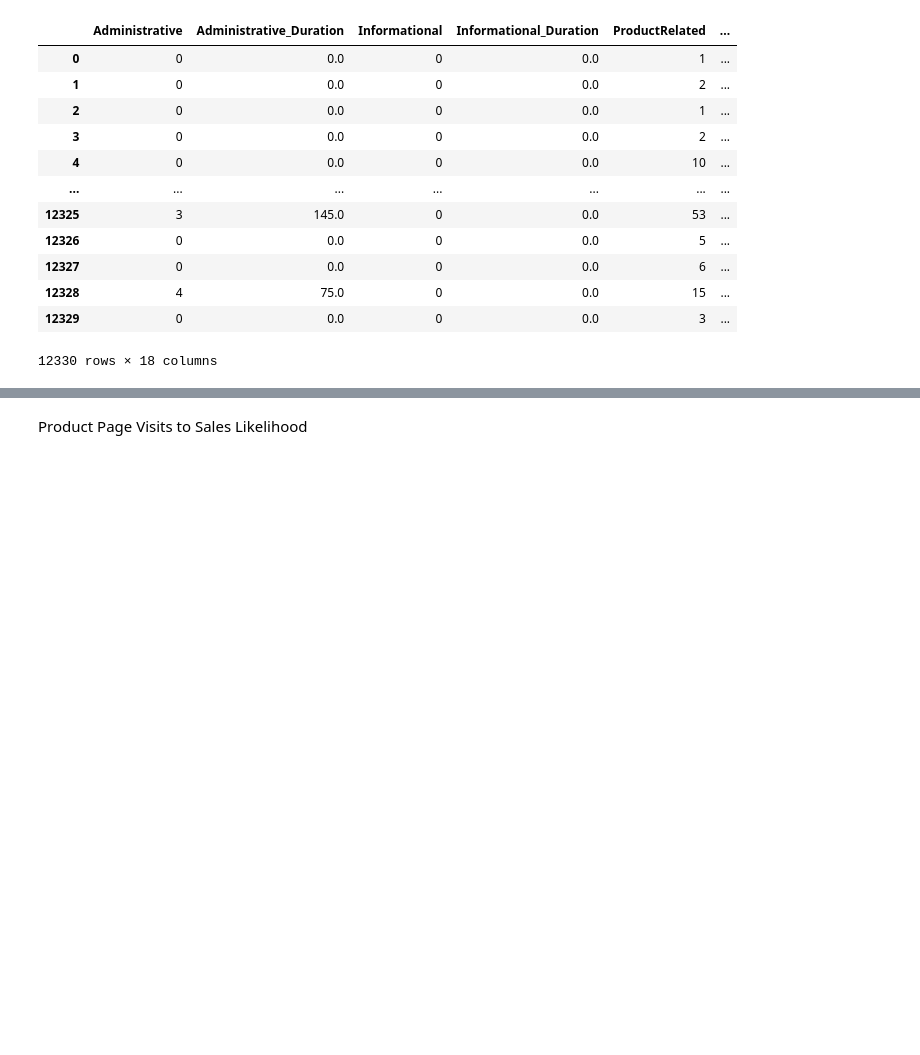
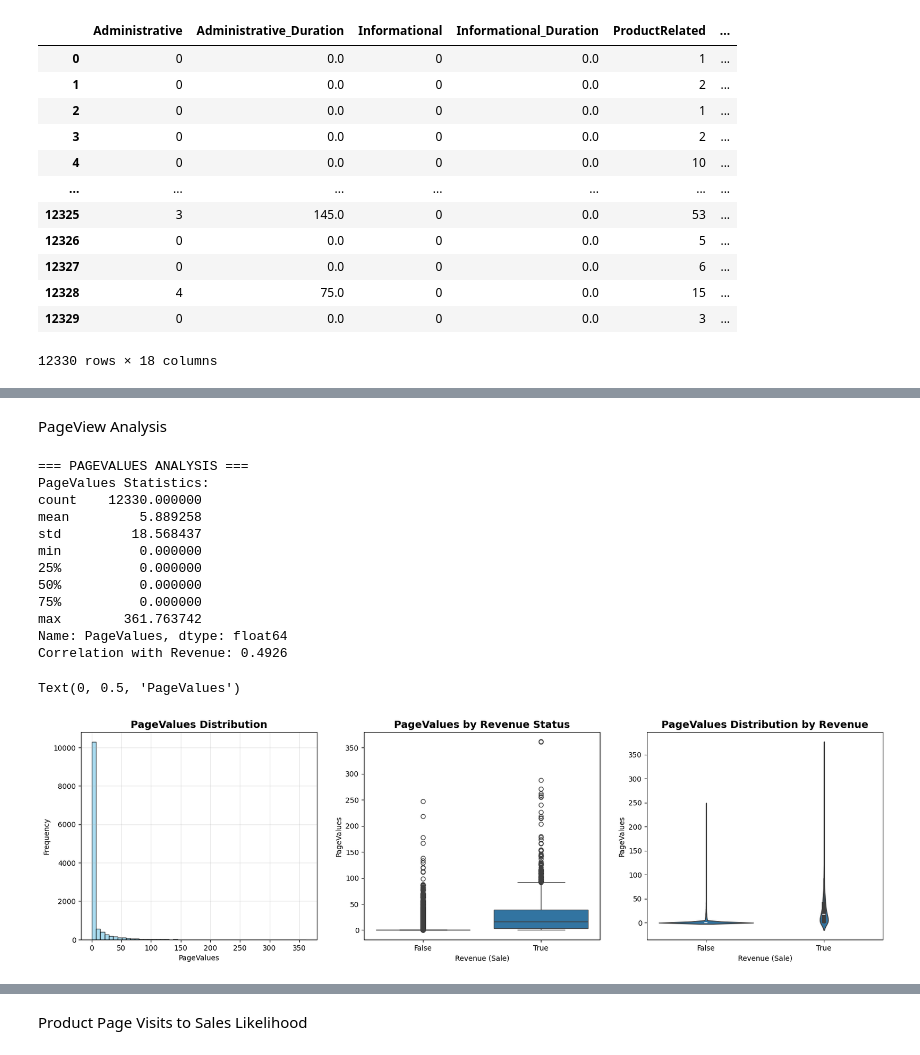
Before and after one commit to eliu14/project4_bootcamp, a Jupyter notebook: RandomForest_Analysis.ipynb, the cells around one changed output, grey strips where cells are left out. Cells and saved outputs as stored; diff of their text form; code cells hidden in the pictures; blank space fills up the shorter version.

Commit message:
Final Analysis

```diff
--- a/RandomForest_Analysis.ipynb
+++ b/RandomForest_Analysis.ipynb
@@ -27,0 +283,51 @@ peoplewatcher
+# %% [markdown]
+PageView Analysis
+# %%
+fig = plt.figure(figsize=(20, 24))
+print(f"\n=== PAGEVALUES ANALYSIS ===")
+
+# Basic statistics
+pagevalues_stats = peoplewatcher['PageValues'].describe()
+print("PageValues Statistics:")
+print(pagevalues_stats)
+
+# Correlation with Revenue
+pagevalues_corr = peoplewatcher['PageValues'].corr(peoplewatcher['Revenue'].astype(int))
+print(f"Correlation with Revenue: {pagevalues_corr:.4f}")
+
+# Plot 1: PageValues
+plt.subplot(4, 3, 1)
+plt.hist(peoplewatcher['PageValues'], bins=50, alpha=0.7, color='skyblue', edgecolor='black')
+plt.title('PageValues Distribution', fontsize=14, fontweight='bold')
+plt.xlabel('PageValues')
+plt.ylabel('Frequency')
+plt.grid(True, alpha=0.3)
+
+# Plot 2: PageValues by Revenue (Box Plot)
+plt.subplot(4, 3, 2)
+sns.boxplot(data=peoplewatcher, x='Revenue', y='PageValues')
+plt.title('PageValues by Revenue Status', fontsize=14, fontweight='bold')
+plt.xlabel('Revenue (Sale)')
+plt.ylabel('PageValues')
+
+# Plot 3: PageValues by Revenue (Violin Plot)
+plt.subplot(4, 3, 3)
+sns.violinplot(data=peoplewatcher, x='Revenue', y='PageValues')
+plt.title('PageValues Distribution by Revenue', fontsize=14, fontweight='bold')
+plt.xlabel('Revenue (Sale)')
+plt.ylabel('PageValues')
+# %% [output]
+=== PAGEVALUES ANALYSIS ===
+PageValues Statistics:
+count    12330.000000
+mean         5.889258
+std         18.568437
+min          0.000000
+25%          0.000000
+50%          0.000000
+75%          0.000000
+max        361.763742
+Name: PageValues, dtype: float64
+Correlation with Revenue: 0.4926
+Text(0, 0.5, 'PageValues')
+[figure, added]
```
Also changed, not shown: parts of 70 cells of this notebook, 1 other file.
